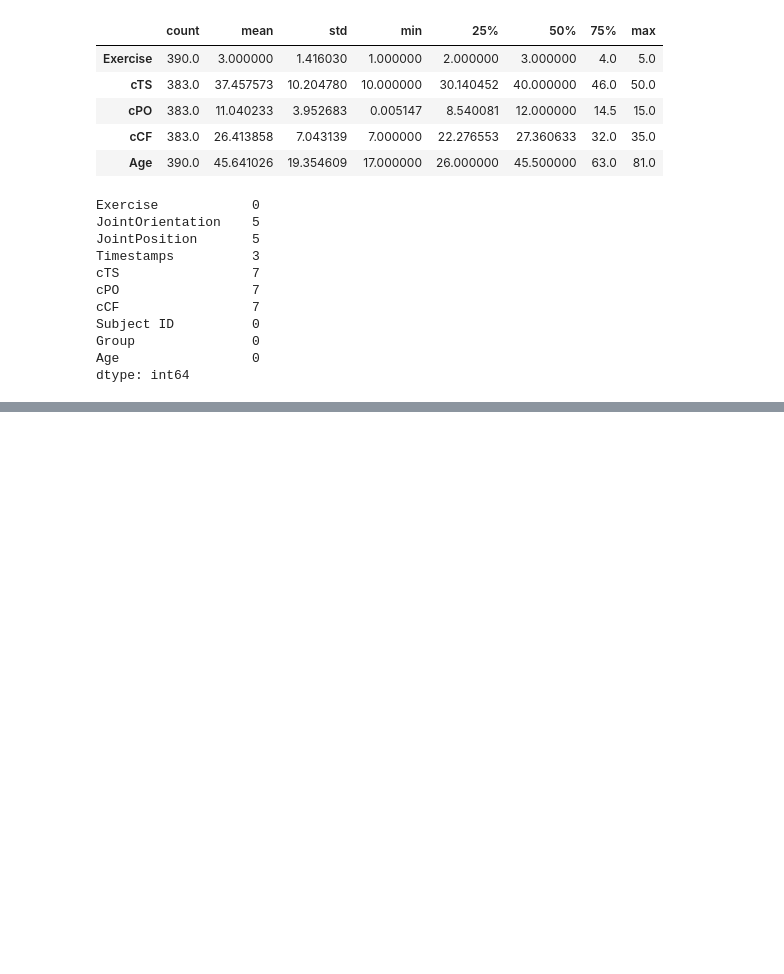
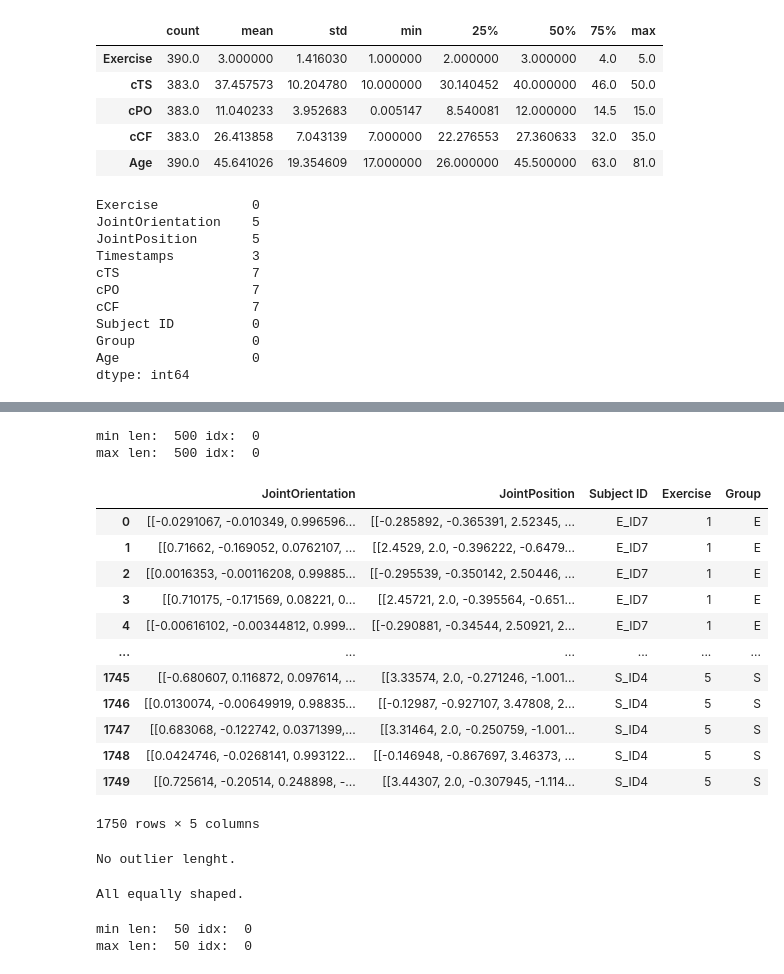
Before and after one commit to ulkudilemre/a-deep-learning-framework-for-assesing-physical-rehabilitation-exercises, a Jupyter notebook: Understanding Kimore Dataset.ipynb, the cells around one changed output, grey strips where cells are left out. Drawn from its saved outputs; the diff is of its cells as text; code cells hidden in the pictures; blank space fills up the shorter version.

```diff
--- a/Understanding Kimore Dataset.ipynb
+++ b/Understanding Kimore Dataset.ipynb
@@ -211,0 +339,51 @@ Group: S        Exercise: 5     Count: 10
+# %%
+minMaxLen(downsampled_df.JointOrientation)
+# %% [output]
+min len:  500 idx:  0
+max len:  500 idx:  0
+# %%
+def slice_joints(df):
+    temp = pd.DataFrame()
+    temp["JointOrientation"] = np.array_split(df.JointOrientation, 10)
+    temp["JointPosition"] = np.array_split(df.JointPosition, 10)
+    temp["Subject ID"] = np.repeat(df["Subject ID"], 10)
+    temp["Exercise"] = np.repeat(df.Exercise, 10)
+    temp["Group"] = np.repeat(df.Group, 10)
+
+    return temp
+# %%
+list_of_rows = []
+for _, row in downsampled_df.iterrows():
+    list_of_rows.append(slice_joints(row))
+new_df = pd.concat(list_of_rows, ignore_index=True)
+del list_of_rows
+del downsampled_df
+new_df
+# %% [output]
+|  | JointOrientation | JointPosition | Subject ID | Exercise | Group |
+| 0 | [[-0.0291067, -0.010349, 0.996596... | [[-0.285892, -0.365391, 2.52345, ... | E_ID7 | 1 | E |
+| 1 | [[0.71662, -0.169052, 0.0762107, ... | [[2.4529, 2.0, -0.396222, -0.6479... | E_ID7 | 1 | E |
+| 2 | [[0.0016353, -0.00116208, 0.99885... | [[-0.295539, -0.350142, 2.50446, ... | E_ID7 | 1 | E |
+| 3 | [[0.710175, -0.171569, 0.08221, 0... | [[2.45721, 2.0, -0.395564, -0.651... | E_ID7 | 1 | E |
+| 4 | [[-0.00616102, -0.00344812, 0.999... | [[-0.290881, -0.34544, 2.50921, 2... | E_ID7 | 1 | E |
+| ... | ... | ... | ... | ... | ... |
+| 1745 | [[-0.680607, 0.116872, 0.097614, ... | [[3.33574, 2.0, -0.271246, -1.001... | S_ID4 | 5 | S |
+| 1746 | [[0.0130074, -0.00649919, 0.98835... | [[-0.12987, -0.927107, 3.47808, 2... | S_ID4 | 5 | S |
+| 1747 | [[0.683068, -0.122742, 0.0371399,... | [[3.31464, 2.0, -0.250759, -1.001... | S_ID4 | 5 | S |
+| 1748 | [[0.0424746, -0.0268141, 0.993122... | [[-0.146948, -0.867697, 3.46373, ... | S_ID4 | 5 | S |
+| 1749 | [[0.725614, -0.20514, 0.248898, -... | [[3.44307, 2.0, -0.307945, -1.114... | S_ID4 | 5 | S |
+1750 rows × 5 columns
+# %%
+outlier = findOutlierLen(new_df.JointPosition, new_df.JointOrientation)
+del outlier
+# %% [output]
+No outlier lenght.
+# %%
+isSameShape(new_df.JointPosition, new_df.JointOrientation)
+# %% [output]
+All equally shaped.
+# %%
+minMaxLen(new_df.JointPosition)
+# %% [output]
+min len:  50 idx:  0
+max len:  50 idx:  0
```
Also changed, not shown: parts of 34 cells of this notebook.
